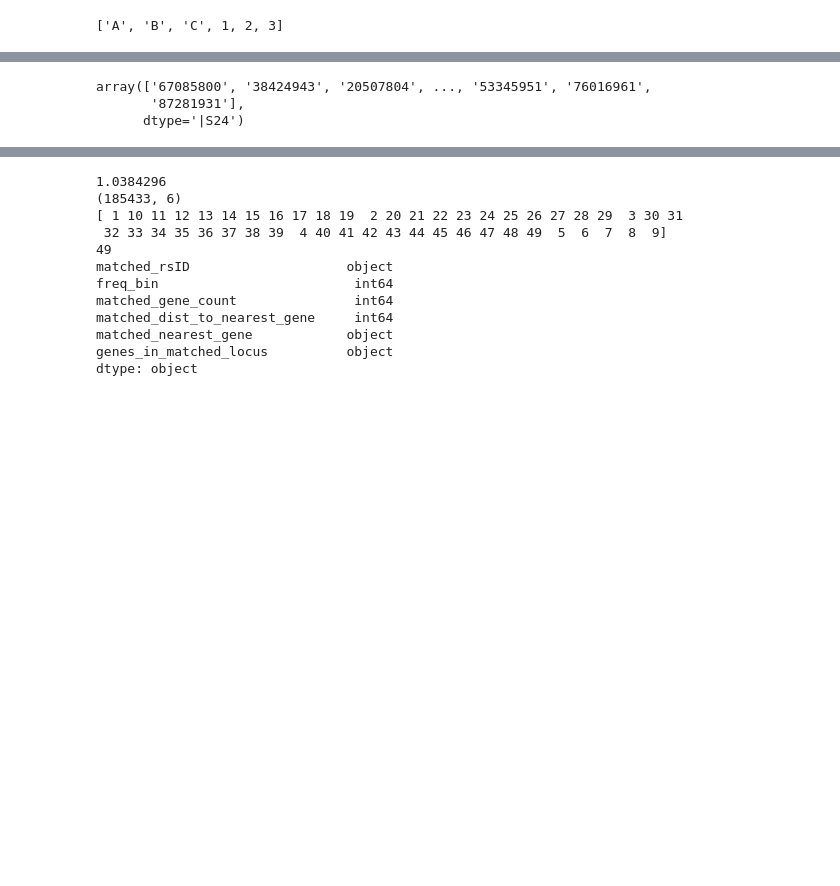
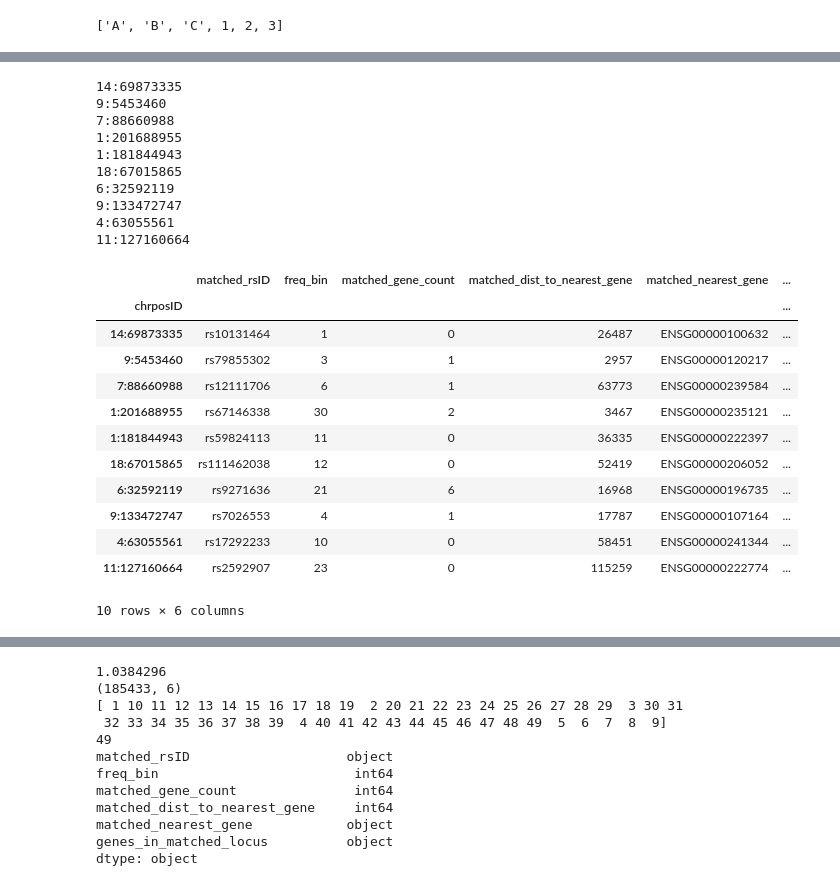
Before and after one commit to pascaltimshel/snpsnap, a Jupyter notebook: notebooks/test2.ipynb, the cells around one changed output, grey strips where cells are left out. Drawn from its saved outputs; the diff is of its cells as text; code cells hidden in the pictures; blank space fills up the shorter version.

```diff
--- a/notebooks/test2.ipynb
+++ b/notebooks/test2.ipynb
@@ -19,8 +19,8 @@ tabfile = '/Users/pascaltimshel/snpsnap/data/step2/1KG_test_thin0.02_duprm/ld0.5
 header_str = "matched_rsID freq_bin snp_chr snp_position matched_gene_count matched_dist_to_nearest_gene matched_nearest_gene genes_in_matched_locus"
 colnames=header_str.split()
 df = pd.read_csv(tabfile, names=colnames, delim_whitespace=True)
-
-#df['chrposID'] = df.snp_chr.map(str) + ":" + df.snp_position.map(str)
-#df.set_index('chrposID', inplace=True)
-#df.drop(['snp_chr', 'snp_position'], axis=1, inplace=True) # Deletes unnecessary columns
-#df['freq_bin'] = df.freq_bin.str.split('-').str.get(0).apply(int) # Converting freq_bin into 'int' so we can sort later on
+df['chrposID'] = df.snp_chr.map(str) + ":" + df.snp_position.map(str)
+df.set_index('chrposID', inplace=True)
+df.drop(['snp_chr', 'snp_position'], axis=1, inplace=True) # Deletes unnecessary columns
+df['freq_bin'] = df.freq_bin.str.split('-').str.get(0).apply(int) # Converting freq_bin into 'int' so we can sort later on
+df.head()
@@ -30,11 +39,41 @@ df = pd.read_csv(tabfile, names=colnames, delim_whitespace=True)
 #df.snp_chr.map(str) + '>' # OK
 #df.snp_chr.str.cat(df.snp_position.values.astype(str), sep=':')
 #cat(others=None, sep=None
-df.snp_position.values.astype(str)
+#df.snp_position.values.astype(str)
 
 
 #***pandas apply and mapply
-# %% [output]
-array(['67085800', '38424943', '20507804', ..., '53345951', '76016961',
-       '87281931'],
-      dtype='|S24')
+# %%
+## Generate random SNPs
+#
+n_sample = 10
+np.random.seed(1)
+#type(df.index.values) #==>numpy.ndarray
+rand_idx = np.random.choice(df.index.values, size=n_sample, replace=False, p=None) # sample uniformly
+df_rand_samp = df.ix[rand_idx] # new data frame
+print "\n".join(df_rand_samp.index.values)
+df_rand_samp.head(n_sample)
+# %% [output]
+14:69873335
+9:5453460
+7:88660988
+1:201688955
+1:181844943
+18:67015865
+6:32592119
+9:133472747
+4:63055561
+11:127160664
+|  | matched_rsID | freq_bin | matched_gene_count | matched_dist_to_nearest_gene | matched_nearest_gene | ... |
+| chrposID |  |  |  |  |  | ... |
+| 14:69873335 | rs10131464 | 1 | 0 | 26487 | ENSG00000100632 | ... |
+| 9:5453460 | rs79855302 | 3 | 1 | 2957 | ENSG00000120217 | ... |
+| 7:88660988 | rs12111706 | 6 | 1 | 63773 | ENSG00000239584 | ... |
+| 1:201688955 | rs67146338 | 30 | 2 | 3467 | ENSG00000235121 | ... |
+| 1:181844943 | rs59824113 | 11 | 0 | 36335 | ENSG00000222397 | ... |
+| 18:67015865 | rs111462038 | 12 | 0 | 52419 | ENSG00000206052 | ... |
+| 6:32592119 | rs9271636 | 21 | 6 | 16968 | ENSG00000196735 | ... |
+| 9:133472747 | rs7026553 | 4 | 1 | 17787 | ENSG00000107164 | ... |
+| 4:63055561 | rs17292233 | 10 | 0 | 58451 | ENSG00000241344 | ... |
+| 11:127160664 | rs2592907 | 23 | 0 | 115259 | ENSG00000222774 | ... |
+10 rows × 6 columns
```
Also changed, not shown: parts of 8 cells of this notebook, 8 other files.
